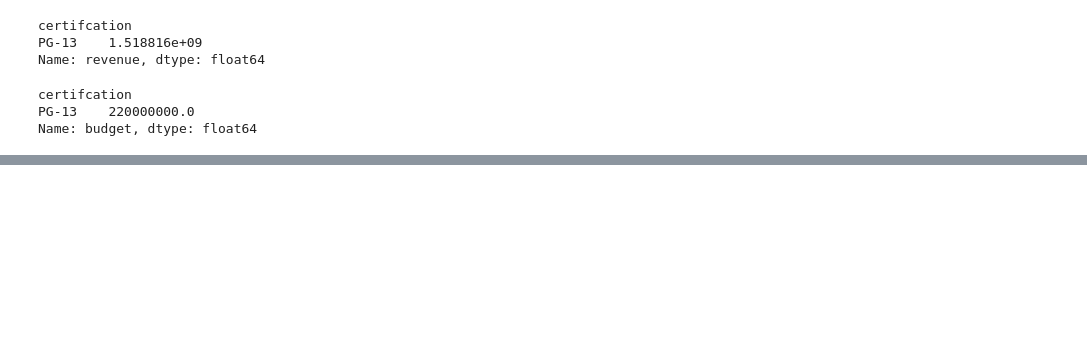
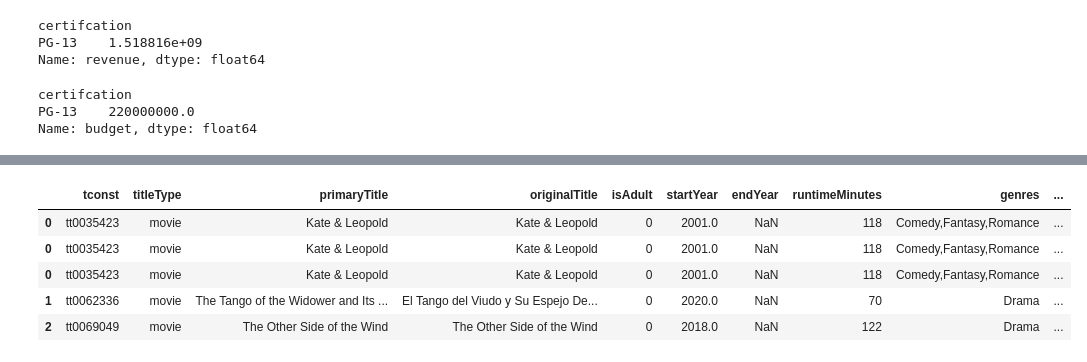
Before and after one commit to LarsonBodden/IMDB-s-Movie-Project, a Jupyter notebook: Project 3.ipynb, the cells around one changed output, grey strips where cells are left out. Drawn from its saved outputs; the diff is of its cells as text; code cells hidden in the pictures; blank space fills up the shorter version.

```diff
--- a/Project 3.ipynb
+++ b/Project 3.ipynb
@@ -648,0 +700,4 @@ Name: budget, dtype: float64
+# %%
+# Let's use .unique() to get the unique genres.
+unique_genres = sorted(exploded_genres['genres_split'].unique())
+unique_genres
@@ -648,0 +722,4 @@ Name: budget, dtype: float64
+# %%
+# Make integers for each genre.
+genre_id = range(len(unique_genres))
+genre_id
@@ -648,0 +728,4 @@ Name: budget, dtype: float64
+# %%
+# Zip together the genre names & ids.
+genre_map = dict(zip(unique_genres, genre_id))
+genre_map
@@ -648,0 +778,11 @@ Name: budget, dtype: float64
+# %%
+# Create genre_id column.
+exploded_genres['genre_id'] = exploded_genres['genres_split'].map(genre_map)
+exploded_genres.head(5)
+# %% [output]
+|  | tconst | titleType | primaryTitle | originalTitle | isAdult | startYear | endYear | runtimeMinutes | genres | ... |
+| 0 | tt0035423 | movie | Kate & Leopold | Kate & Leopold | 0 | 2001.0 | NaN | 118 | Comedy,Fantasy,Romance | ... |
+| 0 | tt0035423 | movie | Kate & Leopold | Kate & Leopold | 0 | 2001.0 | NaN | 118 | Comedy,Fantasy,Romance | ... |
+| 0 | tt0035423 | movie | Kate & Leopold | Kate & Leopold | 0 | 2001.0 | NaN | 118 | Comedy,Fantasy,Romance | ... |
+| 1 | tt0062336 | movie | The Tango of the Widower and Its ... | El Tango del Viudo y Su Espejo De... | 0 | 2020.0 | NaN | 70 | Drama | ... |
+| 2 | tt0069049 | movie | The Other Side of the Wind | The Other Side of the Wind | 0 | 2018.0 | NaN | 122 | Drama | ... |
```
Also changed, not shown: parts of 45 cells of this notebook, 8 other files.
